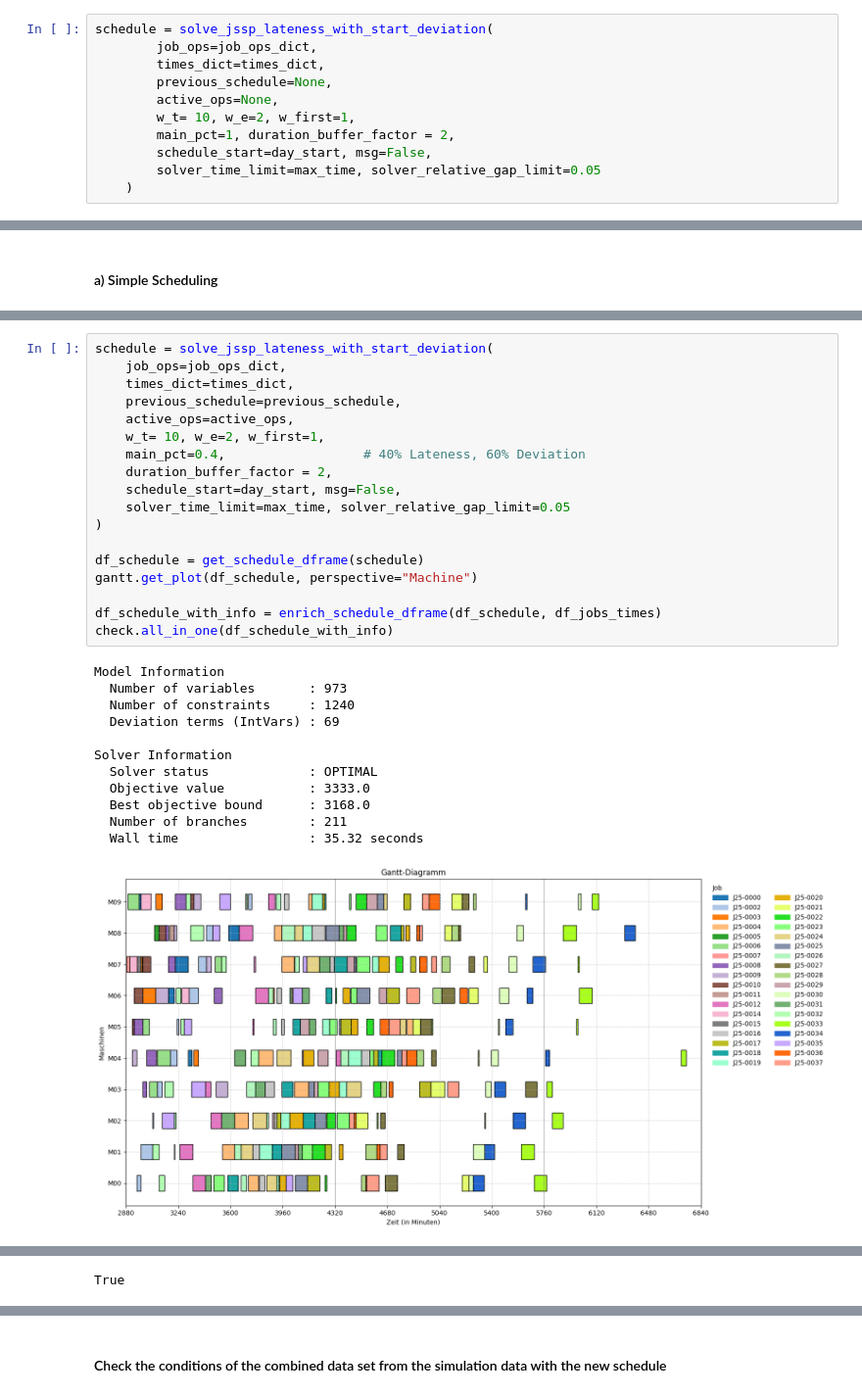
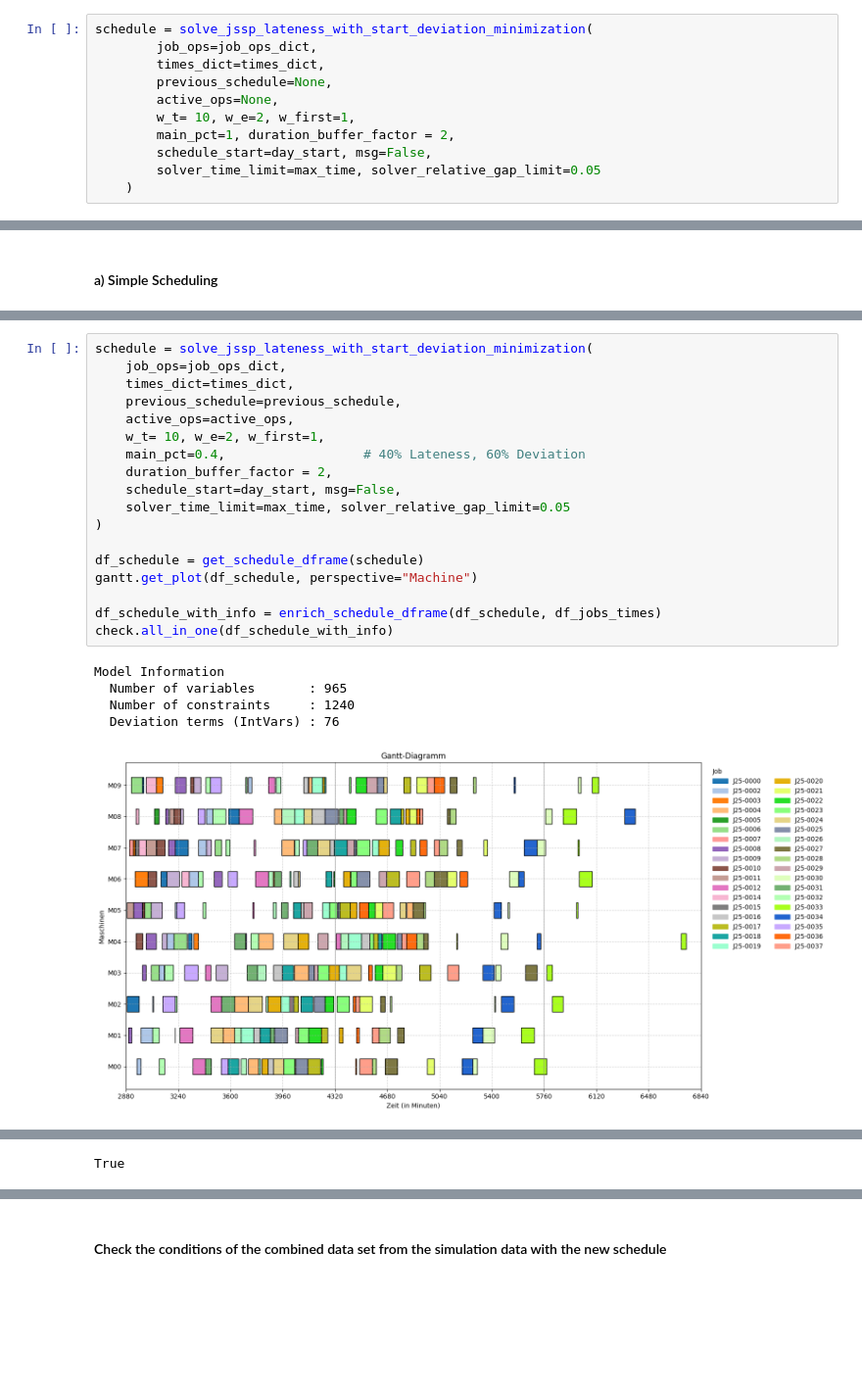
Before and after one commit to konrad-adamski/HTWD_Job-Shop_Scheduling, a Jupyter notebook: notebooks/02_Google_OR-Tools_Constraint_Programming/01_Lateness.ipynb, the cells around one changed output, grey strips where cells are left out. Shown: that part at 98% size. Saved outputs shown, nothing was run; the diff lists cells and outputs as text; blank space fills up the shorter version.

```diff
--- a/notebooks/02_Google_OR-Tools_Constraint_Programming/01_Lateness.ipynb
+++ b/notebooks/02_Google_OR-Tools_Constraint_Programming/01_Lateness.ipynb
@@ -185,7 +186,7 @@ times_dict
 # %% [markdown]
 ### Schedule
 # %%
-schedule = solve_jssp_lateness_with_start_deviation(
+schedule = solve_jssp_lateness_with_start_deviation_minimization(
         job_ops=job_ops_dict,
         times_dict=times_dict,
         previous_schedule=None,
@@ -467,34 +472,27 @@ True
 # %%
-schedule = solve_jssp_lateness_with_start_deviation(
+schedule = solve_jssp_lateness_with_start_deviation_minimization(
     job_ops=job_ops_dict,
     times_dict=times_dict,
     previous_schedule=previous_schedule,
     active_ops=active_ops,
     w_t= 10, w_e=2, w_first=1,
     main_pct=0.4,                  # 40% Lateness, 60% Deviation
     duration_buffer_factor = 2,
     schedule_start=day_start, msg=False,
     solver_time_limit=max_time, solver_relative_gap_limit=0.05
 )
 
 df_schedule = get_schedule_dframe(schedule)
 gantt.get_plot(df_schedule, perspective="Machine")
 
 df_schedule_with_info = enrich_schedule_dframe(df_schedule, df_jobs_times)
 check.all_in_one(df_schedule_with_info)
 # %% [output]
 Model Information
-  Number of variables       : 973
+  Number of variables       : 965
   Number of constraints     : 1240
-  Deviation terms (IntVars) : 69
-
-Solver Information
-  Solver status             : OPTIMAL
-  Objective value           : 3333.0
-  Best objective bound      : 3168.0
-  Number of branches        : 211
-  Wall time                 : 35.32 seconds
+  Deviation terms (IntVars) : 76
-[figure, old version]
+[figure, new version]
 + Keine Maschinenkonflikte gefunden
 + Alle Gruppen wurden in korrekter Operationsreihenfolge ausgeführt.
 + Alle technologischen Abhängigkeiten wurden eingehalten.
```
Also changed, not shown: parts of 23 cells of this notebook, 17 other files.
